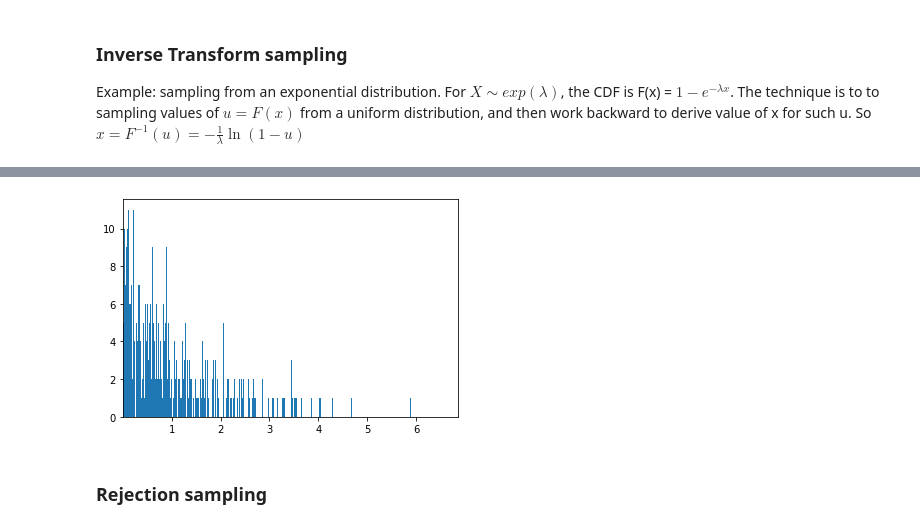
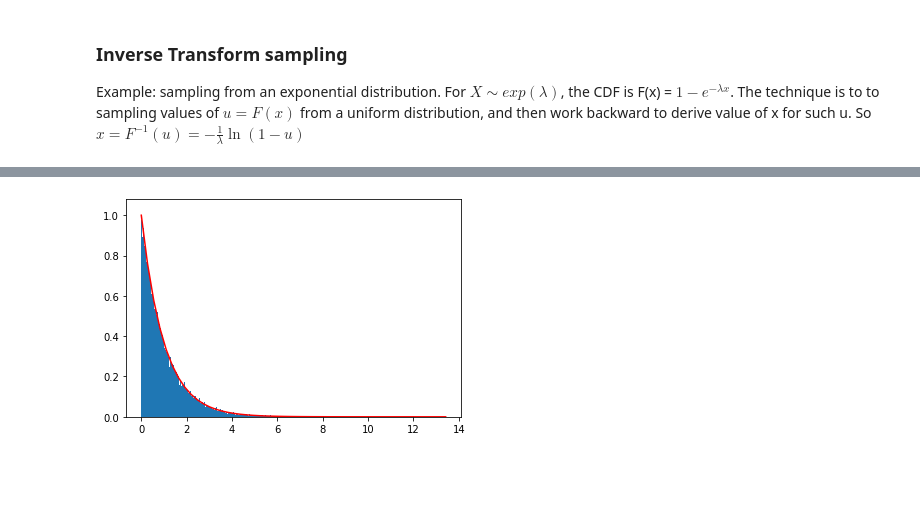
Before and after one commit to kyle-nguyennn/computational-finance, a Jupyter notebook: python/Simulation_and_Monte_Carlo_examples.ipynb, the cells around one changed output, grey strips where cells are left out. Saved outputs shown, nothing was run; the diff lists cells and outputs as text; code cells hidden in the pictures; blank space fills up the shorter version.

```diff
--- a/python/Simulation_and_Monte_Carlo_examples.ipynb
+++ b/python/Simulation_and_Monte_Carlo_examples.ipynb
@@ -32,15 +32,21 @@ exp_samples = inverse_exp_cdf(unif_samples)
 # %%
 ### let's look at the bar chart of the samples
 ### divide the values into bins using numpy histogram
-def plot_samples(samples, bins=100):
-    rang = samples.max() - samples.min()
-    width = rang / bins
-    hist, bin_edges = np.histogram(samples, bins=bins)
-    if bins <= 100:
-        print(hist)
-        print(bin_edges)
+def plot_samples(samples, dist, bins=100):
+#     rang = samples.max() - samples.min()
+#     width = rang / bins
+#     hist, bin_edges = np.histogram(samples, bins=bins)
+#     if bins <= 100:
+#         print(hist)
+#         print(bin_edges)
     ### actually draw the plot using pyplot bar chart
-    plt.bar(bin_edges[:-1], hist, width=width) # excluding the last element to equate the number of bins
-    plt.xlim(min(bin_edges), max(bin_edges))
+    fib, ax = plt.subplots()
+#     ax.bar(bin_edges[:-1], hist, width=width) # excluding the last element to equate the number of bins
+#     plt.xlim(min(bin_edges), max(bin_edges))
+    ax.hist(samples, bins=bins, density=True)
+    # compare with the plot of the actual distribution itself
+    x = np.linspace(samples.min(), samples.max())
+    ax.plot(x, dist.pdf(x), color='red')
+    plt.show()
 # %%
 ### try ploting with 100 bins
@@ -67,7 +56,5 @@ plot_samples(exp_samples)
 # %%
-### try ploting with more refined bins
-plot_samples(exp_samples, bins=1000)
+### try ploting with more refined bins => increase samples size too
+plot_samples(inverse_exp_cdf(stats.uniform.rvs(size=100000)), stats.expon, bins=1000)
 # %% [output]
-[figure, old version]
+[figure, new version]
-# %% [markdown]
-### Rejection sampling
```
Also changed, not shown: parts of 9 cells of this notebook.
